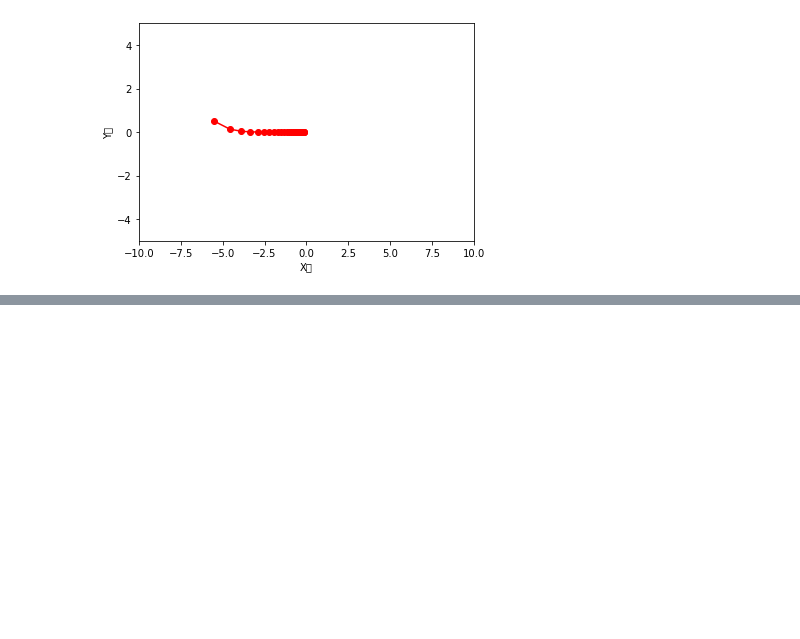
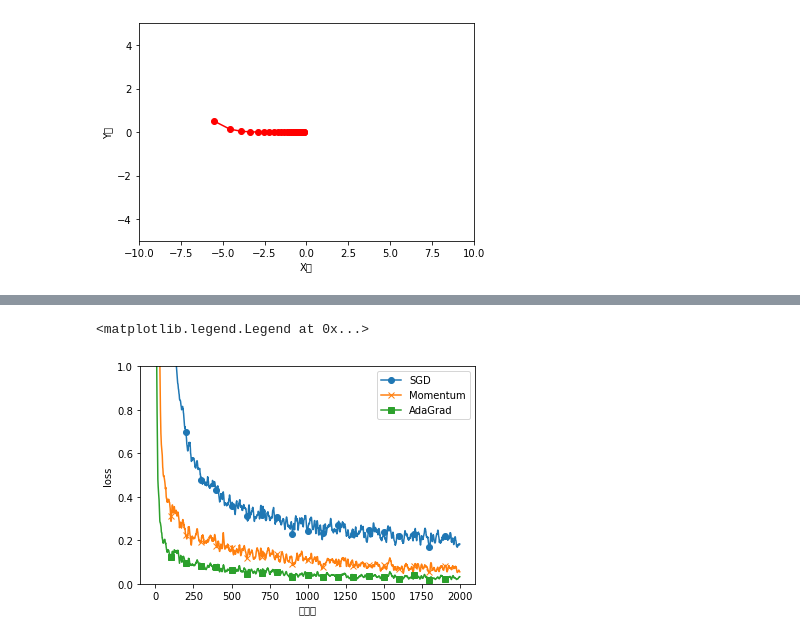
Before and after one commit to yxbxn/python, a Jupyter notebook: 다양한 매개변수 갱신방법.ipynb, the cells around one changed output, grey strips where cells are left out. Cells and saved outputs as stored; diff of their text form; code cells hidden in the pictures; blank space fills up the shorter version.

```diff
--- a/다양한 매개변수 갱신방법.ipynb
+++ b/다양한 매개변수 갱신방법.ipynb
@@ -195,0 +316,13 @@ plt.plot(x1_history,x2_history,"o-",color="red")
+# %%
+# 그래프 그리기 - smooth_curve 매서드를 이용해서 그래프를 단순화
+markers = {"SGD":"o","Momentum":"x","AdaGrad":"s"}
+x = np.arange(max_iterations)
+for key in optimizers.keys():
+    plt.plot(x,smooth_curve(train_loss[key]),marker=markers[key],markevery=100,label=key)
+plt.xlabel("반복수")
+plt.ylabel("loss")
+plt.ylim(0,1)
+plt.legend()
+# %% [output]
+<matplotlib.legend.Legend at 0x...>
+[figure, added]
```
Also changed, not shown: parts of 8 cells of this notebook.
